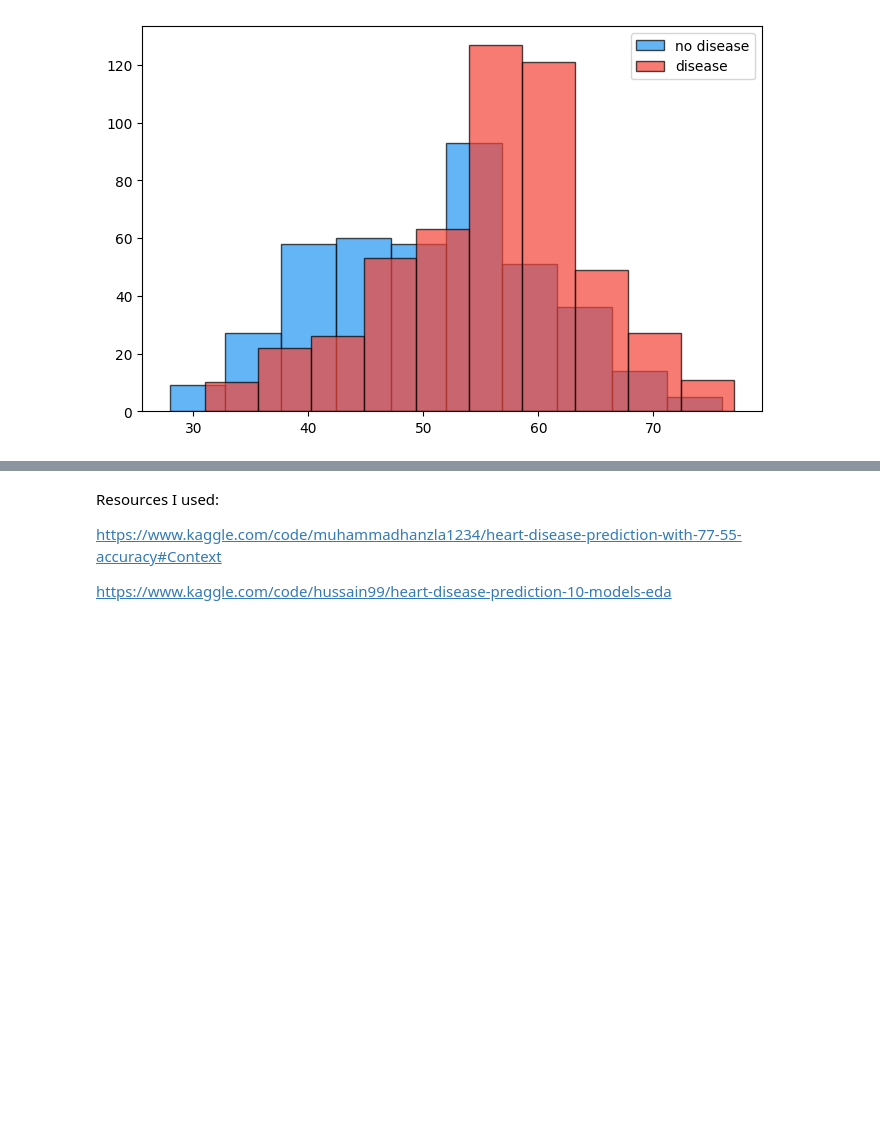
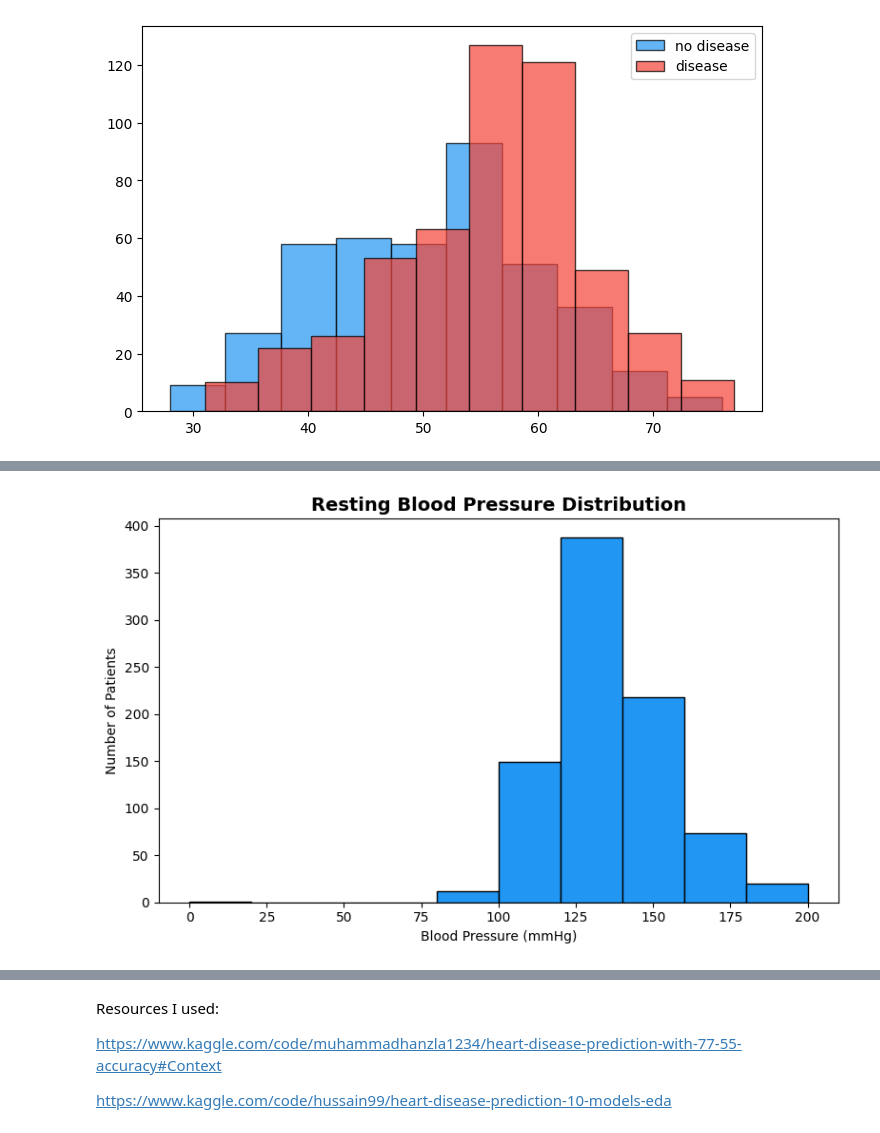
Before and after one commit to JoaquinCar/heart-disease-risk-predictor, a Jupyter notebook: data/EDA.ipynb, the cells around one changed output, grey strips where cells are left out. Saved outputs shown, nothing was run; the diff lists cells and outputs as text; code cells hidden in the pictures; blank space fills up the shorter version.

Commit message:
feat: blood pressure analysis at the moment of admission

```diff
--- a/data/EDA.ipynb
+++ b/data/EDA.ipynb
@@ -421,0 +434,10 @@ the model, with risk increasing substantially after age 45.
+# %%
+fig, ax = plt.subplots(figsize=(8, 5))
+ax.hist(df['trestbps'], bins=10, edgecolor='black', color='#2196F3')
+ax.set_title('Resting Blood Pressure Distribution', fontsize=14, fontweight='bold')
+ax.set_xlabel('Blood Pressure (mmHg)')
+ax.set_ylabel('Number of Patients')
+plt.tight_layout()
+plt.show()
+# %% [output]
+[figure, added]
```
Also changed, not shown: parts of 5 cells of this notebook.
